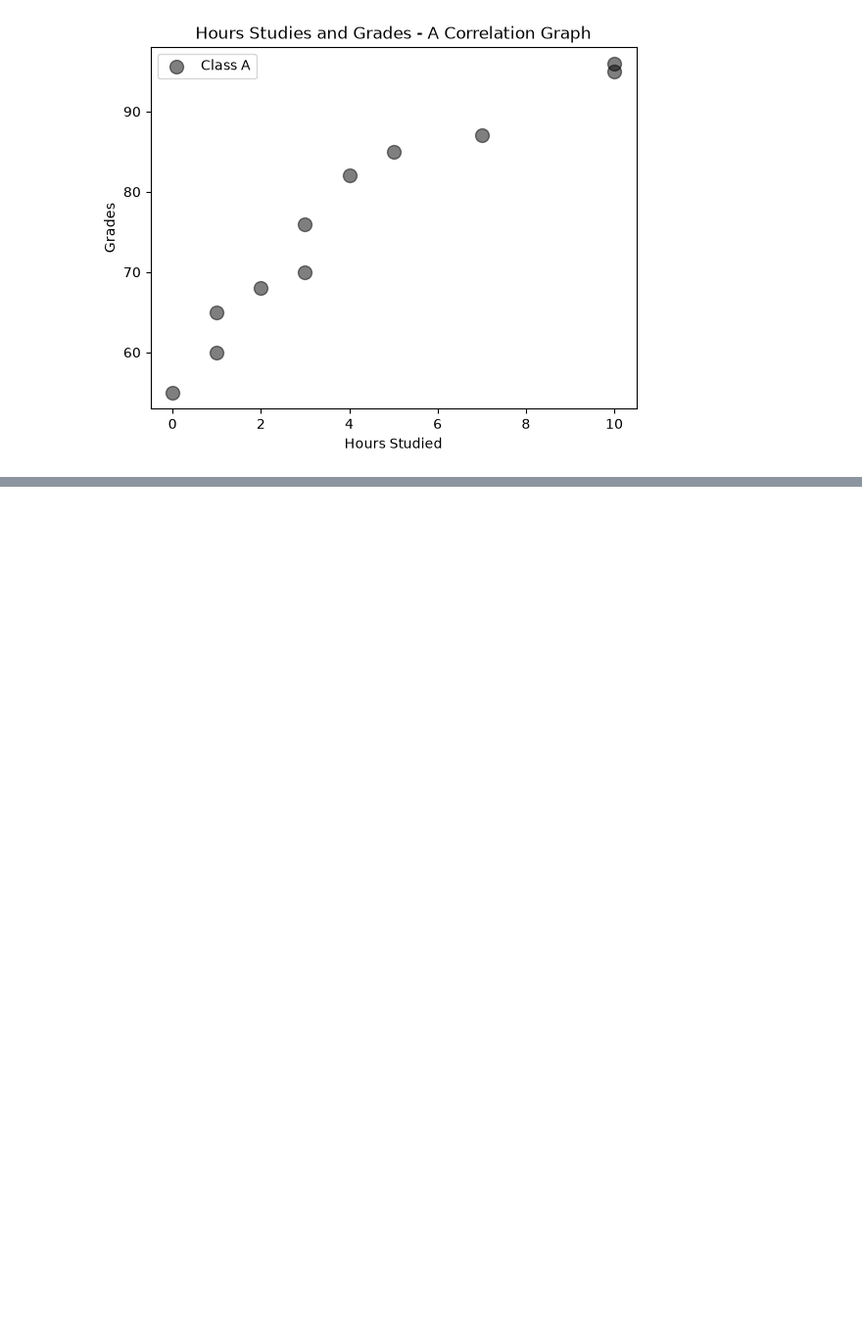
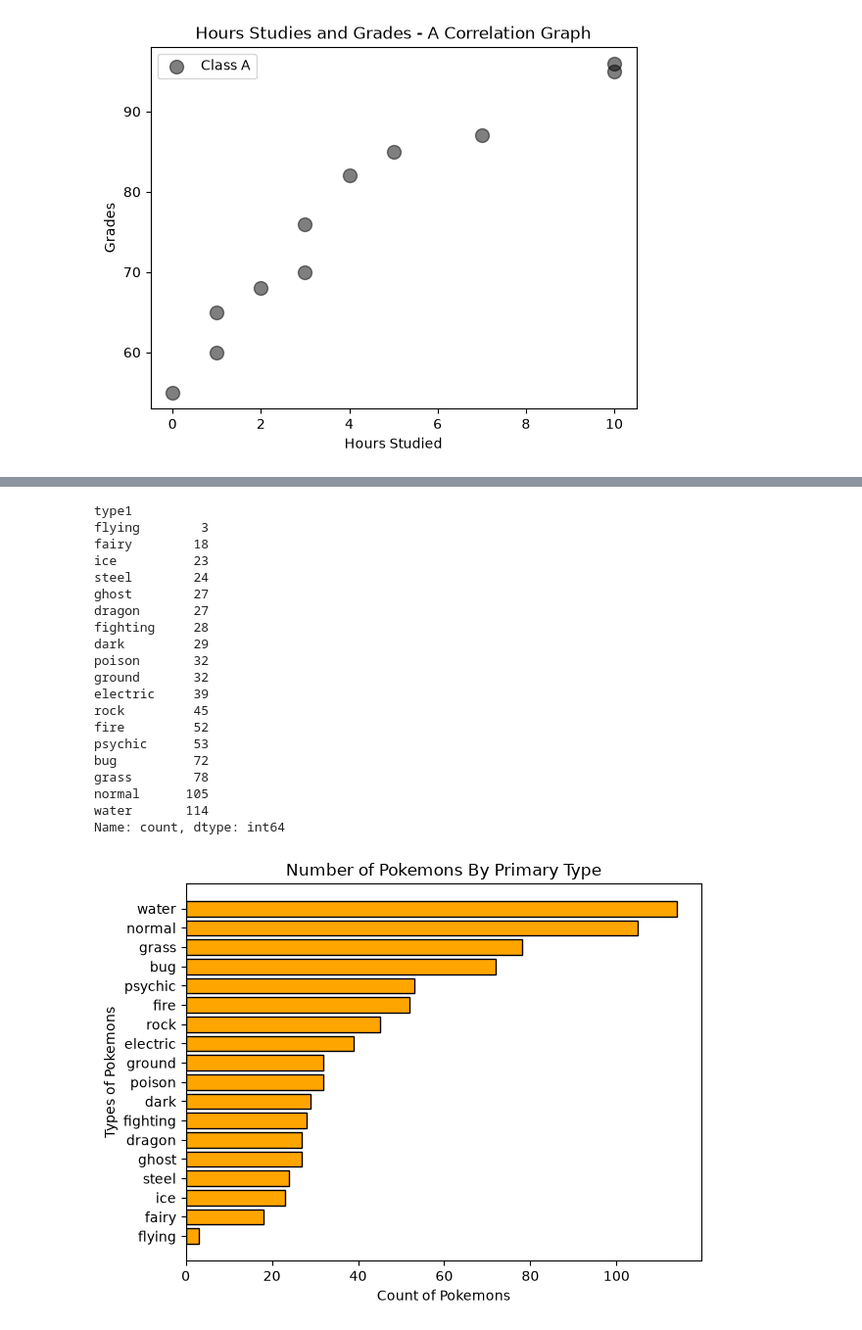
Before and after one commit to swasthiksujan/matplotlib-custom-documentation, a Jupyter notebook: matplotlib_custom_documentation.ipynb, the cells around one changed output, grey strips where cells are left out. Shown at 98% size. Cells and saved outputs as stored; diff of their text form; code cells hidden in the pictures; blank space fills up the shorter version.

```diff
--- a/matplotlib_custom_documentation.ipynb
+++ b/matplotlib_custom_documentation.ipynb
@@ -243,0 +318,38 @@ plt.show()
+# %%
+import pandas as pd
+
+df = pd.read_csv("pokemon.csv")
+
+# Create a barchart of the quantity of the types
+
+type1_column = df["type1"].value_counts(ascending=True) # value_counts returns the counts based on category automatically
+print(type1_column)
+
+plt.title("Number of Pokemons By Primary Type")
+plt.xlabel("Count of Pokemons")
+plt.ylabel("Types of Pokemons")
+plt.barh(type1_column.index, type1_column.values, color="orange", edgecolor="black")
+plt.tight_layout()
+plt.show()
+# %% [output]
+type1
+flying        3
+fairy        18
+ice          23
+steel        24
+ghost        27
+dragon       27
+fighting     28
+dark         29
+poison       32
+ground       32
+electric     39
+rock         45
+fire         52
+psychic      53
+bug          72
+grass        78
+normal      105
+water       114
+Name: count, dtype: int64
+[figure, added]
```
Also changed, not shown: parts of 5 cells of this notebook, 1 other file.
